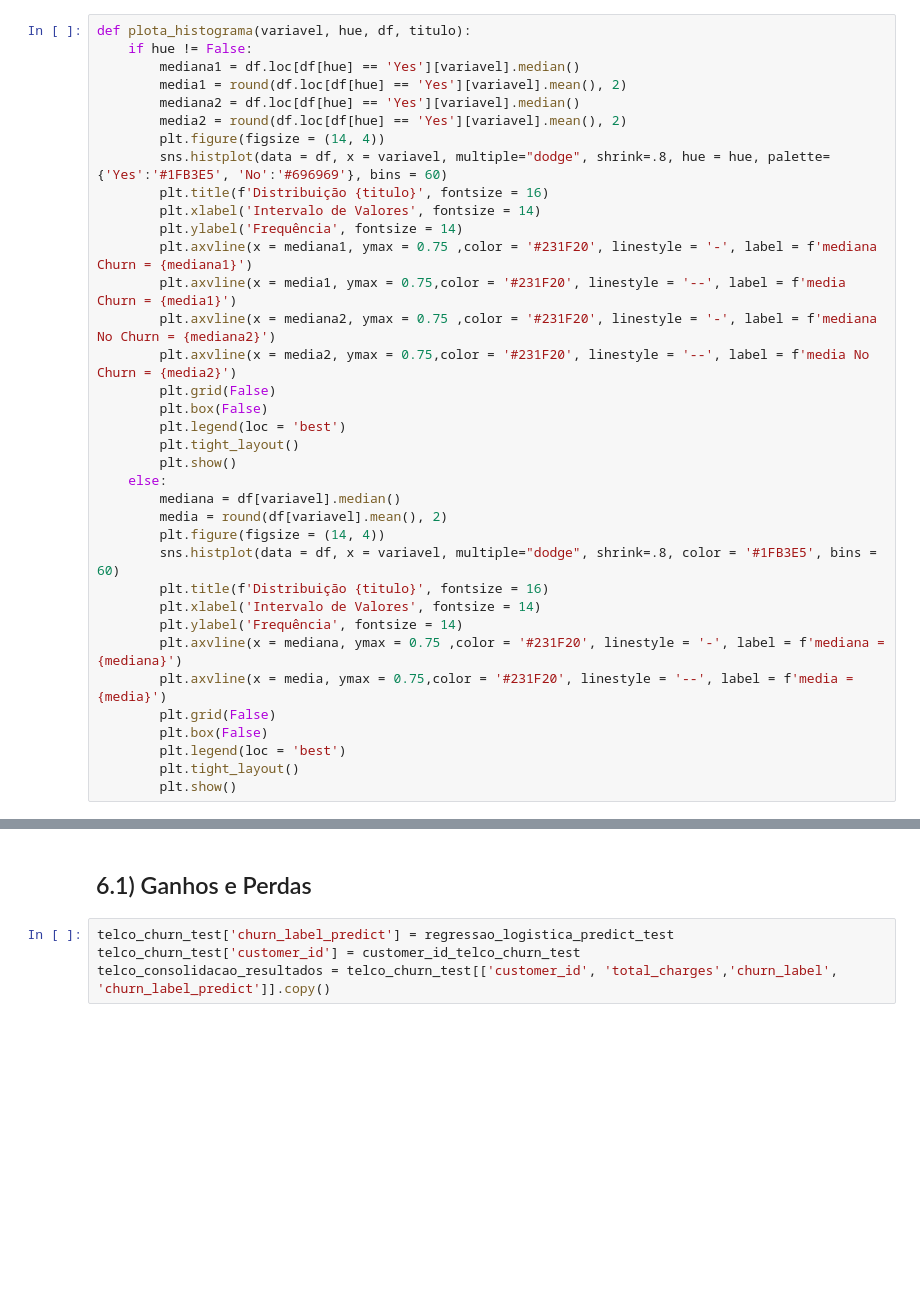
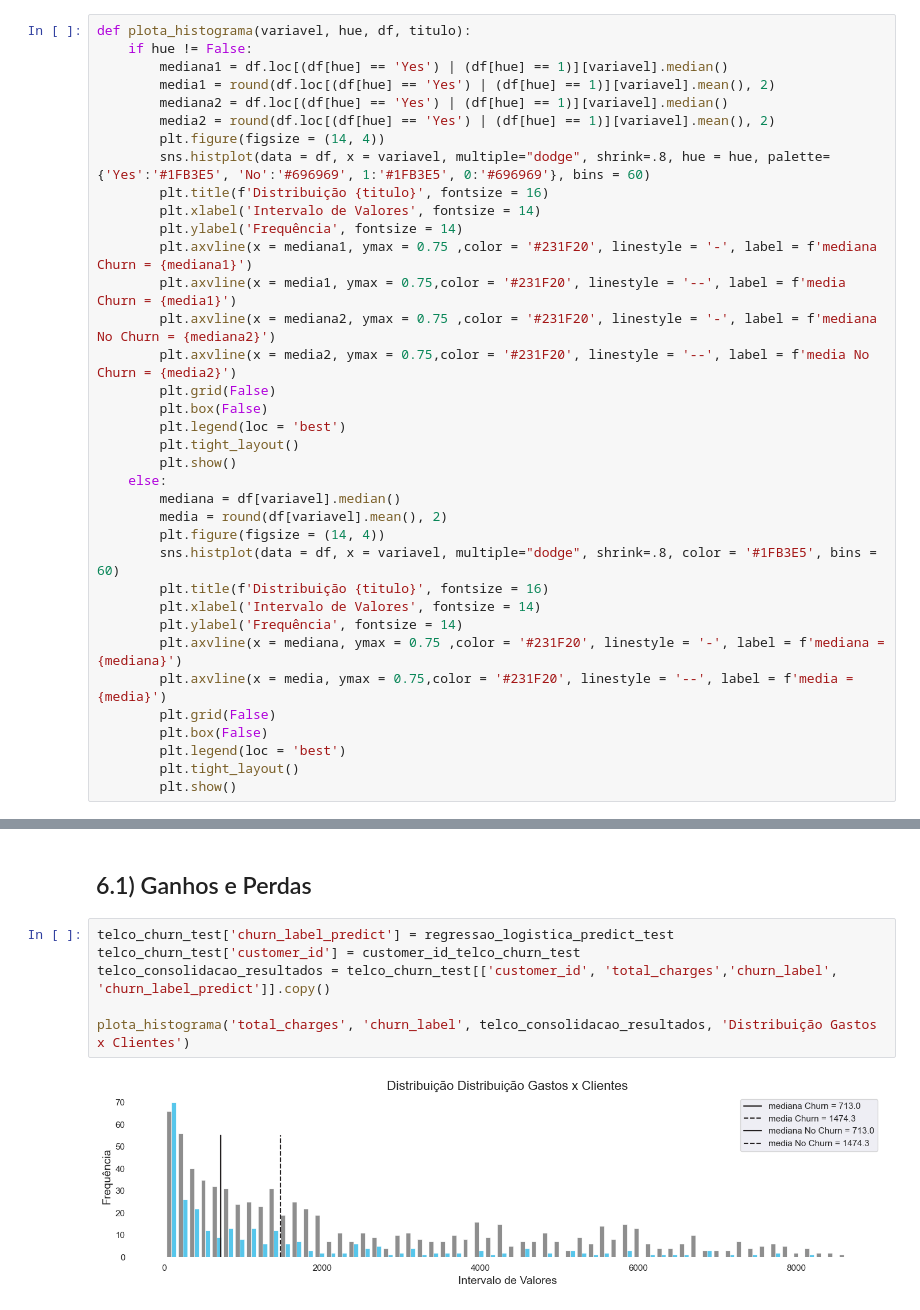
Before and after one commit to leonardovargas10/Modelo_Previsao_Churn, a Jupyter notebook: Modelo_Churn.ipynb, the cells around one changed output, grey strips where cells are left out. Drawn from its saved outputs; the diff is of its cells as text; blank space fills up the shorter version.

```diff
--- a/Modelo_Churn.ipynb
+++ b/Modelo_Churn.ipynb
@@ -289,12 +289,12 @@ def plota_barras(lista_variaveis, hue, df, linhas, colunas):
 # %%
 def plota_histograma(variavel, hue, df, titulo):
     if hue != False:
-        mediana1 = df.loc[df[hue] == 'Yes'][variavel].median()
-        media1 = round(df.loc[df[hue] == 'Yes'][variavel].mean(), 2)
-        mediana2 = df.loc[df[hue] == 'Yes'][variavel].median()
-        media2 = round(df.loc[df[hue] == 'Yes'][variavel].mean(), 2)
+        mediana1 = df.loc[(df[hue] == 'Yes') | (df[hue] == 1)][variavel].median()
+        media1 = round(df.loc[(df[hue] == 'Yes') | (df[hue] == 1)][variavel].mean(), 2)
+        mediana2 = df.loc[(df[hue] == 'Yes') | (df[hue] == 1)][variavel].median()
+        media2 = round(df.loc[(df[hue] == 'Yes') | (df[hue] == 1)][variavel].mean(), 2)
         plt.figure(figsize = (14, 4))
-        sns.histplot(data = df, x = variavel, multiple="dodge", shrink=.8, hue = hue, palette={'Yes':'#1FB3E5', 'No':'#696969'}, bins = 60)
+        sns.histplot(data = df, x = variavel, multiple="dodge", shrink=.8, hue = hue, palette={'Yes':'#1FB3E5', 'No':'#696969', 1:'#1FB3E5', 0:'#696969'}, bins = 60)
         plt.title(f'Distribuição {titulo}', fontsize = 16)
         plt.xlabel('Intervalo de Valores', fontsize = 14)
         plt.ylabel('Frequência', fontsize = 14)
@@ -1013,4 +1036,8 @@ display(metricas_regressao_logistica)
 # %%
 telco_churn_test['churn_label_predict'] = regressao_logistica_predict_test
 telco_churn_test['customer_id'] = customer_id_telco_churn_test
 telco_consolidacao_resultados = telco_churn_test[['customer_id', 'total_charges','churn_label', 'churn_label_predict']].copy()
+
+plota_histograma('total_charges', 'churn_label', telco_consolidacao_resultados, 'Distribuição Gastos x Clientes')
+# %% [output]
+[figure, added]
```
Also changed, not shown: parts of 8 cells of this notebook.
